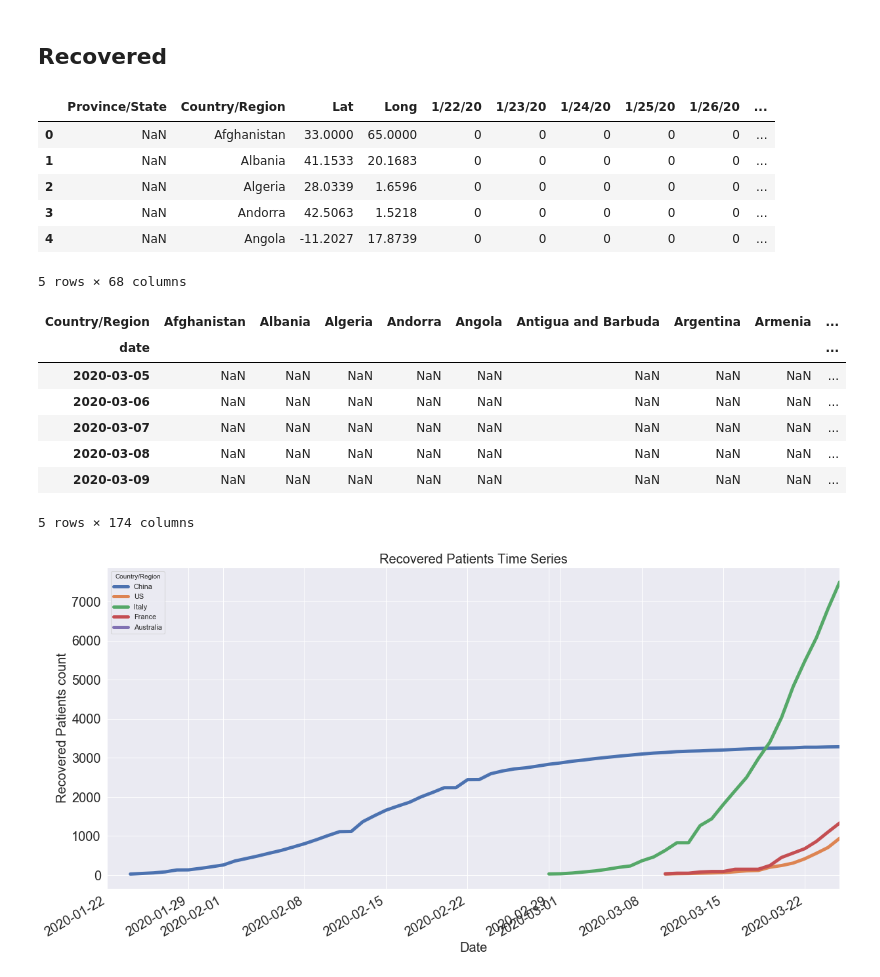
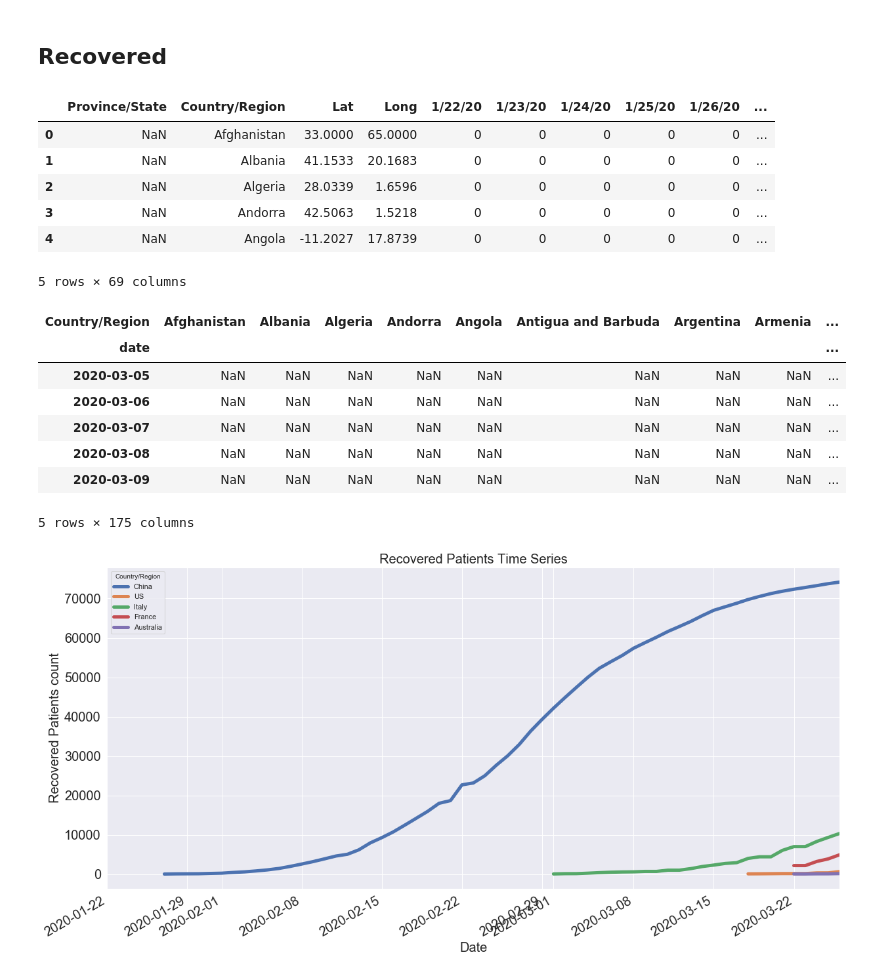
Before and after one commit to datacamp/COVID-19-EDA-tutorial, a Jupyter notebook: notebooks/1-COVID-19-EDA-solution.ipynb, the cells around one changed output. Saved outputs shown, nothing was run; the diff lists cells and outputs as text; code cells hidden in the pictures.

Commit message:
Refactor code into functions
* completed function refactoring

* reverted changes in confirmed and death cases

```diff
--- a/notebooks/1-COVID-19-EDA-solution.ipynb
+++ b/notebooks/1-COVID-19-EDA-solution.ipynb
@@ -253,0 +259,22 @@ plt.title('Deaths Patients Logarithmic Time Series', fontsize=20);
+# %%
+# Function for grouping countries by region
+def grouping_by_region(raw_data, min_val):
+    data_day = raw_data.groupby(['Country/Region']).sum().drop(['Lat', 'Long'], axis=1)
+    df_t = data_day.transpose()
+    # Melt data so that it is long
+    data = data_day.reset_index().melt(id_vars='Country/Region', var_name='date')
+    #
+    data.loc[(data.value < min_val),'value'] = None
+    # Pivot data to wide & index by date
+    df_t = data.pivot(index='date', columns='Country/Region', values='value')
+    # Set index as DateTimeIndex
+    datetime_index = pd.DatetimeIndex(df_t.index)
+    df_t.set_index(datetime_index, inplace=True)
+    return df_t
+# %%
+# Function to plot time series of several countries of interest
+def plot_time_series(df, plot_title, x_label, y_label, isLogY=False):
+    df.plot(figsize=(20,10), linewidth=5, fontsize=20, logy=isLogY)
+    plt.xlabel(x_label, fontsize=20);
+    plt.ylabel(y_label, fontsize=20);
+    plt.title(plot_title, fontsize=20);
@@ -255,7 +295,7 @@ plt.title('Deaths Patients Logarithmic Time Series', fontsize=20);
 ## Recovered
 # %%
 # Import data & check it out
-raw_data_recovered = pd.read_csv(death_cases_data_url)
+raw_data_recovered = pd.read_csv(recovery_cases_data_url)
 raw_data_recovered.head()
 # %% [output]
 |  | Province/State | Country/Region | Lat | Long | 1/22/20 | 1/23/20 | 1/24/20 | 1/25/20 | 1/26/20 | ... |
@@ -264,4 +304,4 @@ raw_data_recovered.head()
 | 2 | NaN | Algeria | 28.0339 | 1.6596 | 0 | 0 | 0 | 0 | 0 | ... |
 | 3 | NaN | Andorra | 42.5063 | 1.5218 | 0 | 0 | 0 | 0 | 0 | ... |
 | 4 | NaN | Angola | -11.2027 | 17.8739 | 0 | 0 | 0 | 0 | 0 | ... |
-5 rows × 68 columns
+5 rows × 69 columns
@@ -281,4 +308,5 @@ df.set_index(datetime_index, inplace=True)
 # %%
+df = grouping_by_region(raw_data_recovered, 50)
 df.tail()
 # %% [output]
 | Country/Region | Afghanistan | Albania | Algeria | Andorra | Angola | Antigua and Barbuda | Argentina | Armenia | ... |
@@ -288,13 +316,10 @@ df.tail()
 | 2020-03-07 | NaN | NaN | NaN | NaN | NaN | NaN | NaN | NaN | ... |
 | 2020-03-08 | NaN | NaN | NaN | NaN | NaN | NaN | NaN | NaN | ... |
 | 2020-03-09 | NaN | NaN | NaN | NaN | NaN | NaN | NaN | NaN | ... |
-5 rows × 174 columns
+5 rows × 175 columns
 # %%
 # Plot time series of several countries of interest
 poi = ['China', 'US', 'Italy', 'France', 'Australia']
-df[poi].plot(figsize=(20,10), linewidth=5, fontsize=20)
-plt.xlabel('Date', fontsize=20);
-plt.ylabel('Recovered Patients count', fontsize=20);
-plt.title('Recovered Patients Time Series', fontsize=20);
+plot_time_series(df[poi], 'Recovered Patients Time Series', 'Date', 'Recovered Patients count', False)
 # %% [output]
-[figure, old version]
+[figure, new version]
```
Also changed, not shown: parts of 29 cells of this notebook.
